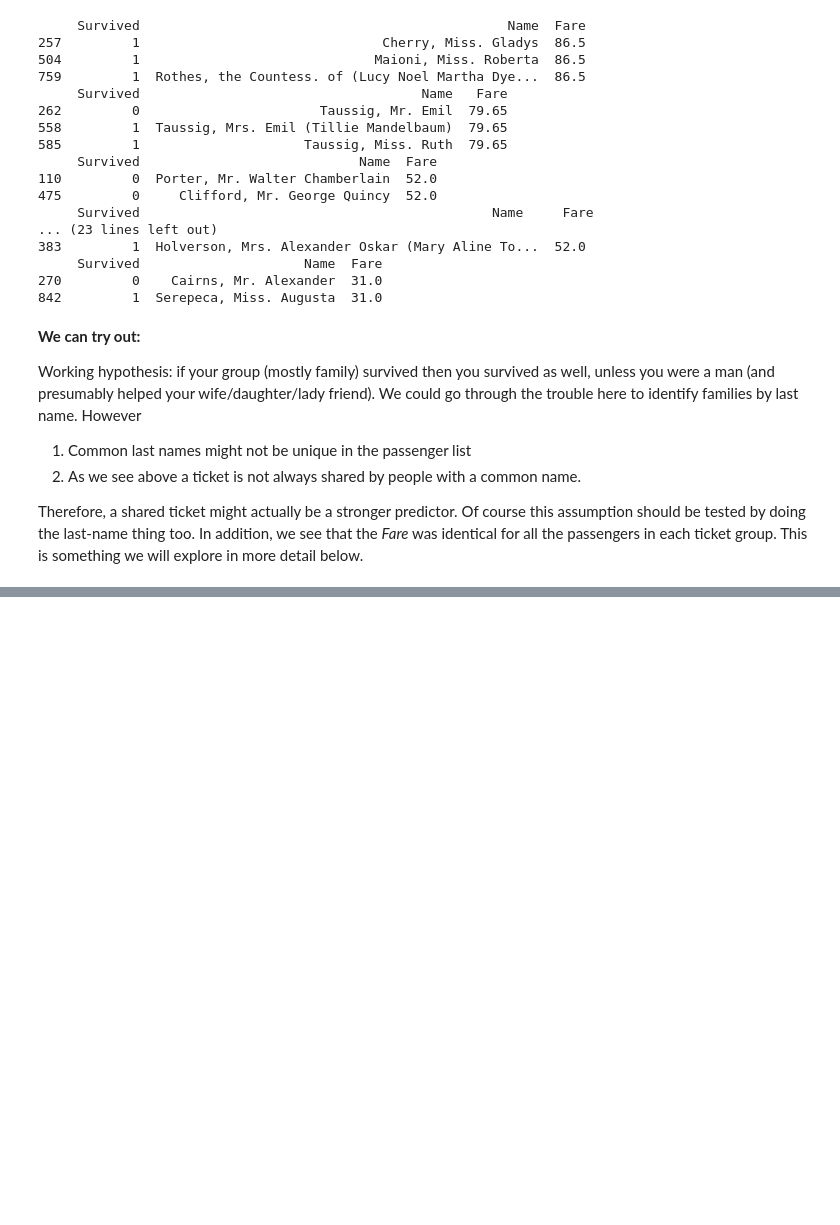
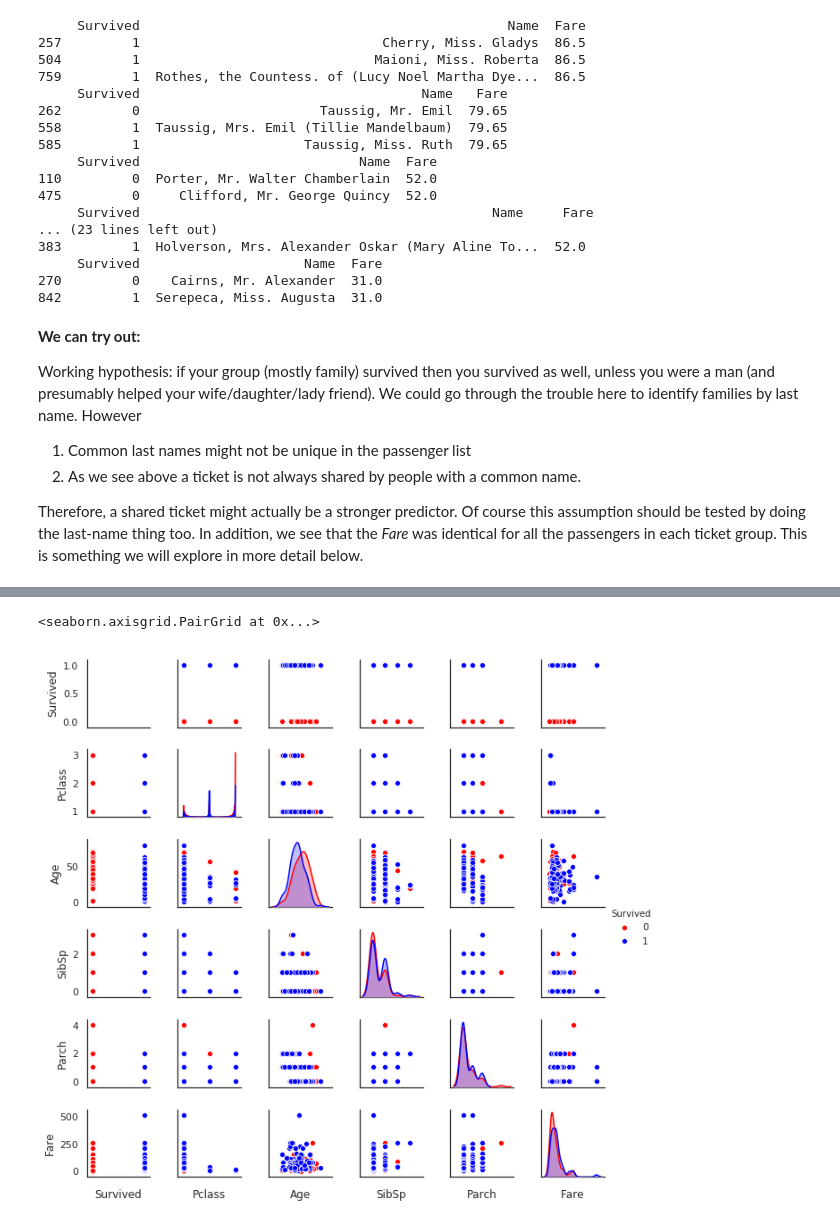
Before and after one commit to nevret-jklee/Kaggle_2019-3rd-ml-month-with-kakr, a Jupyter notebook: 필사적으로 필사하기/Titanic/Pytanic - copy.ipynb, the cells around one changed output, grey strips where cells are left out. Drawn from its saved outputs; the diff is of its cells as text; code cells hidden in the pictures; blank space fills up the shorter version.

```diff
--- a/필사적으로 필사하기/Titanic/Pytanic - copy.ipynb
+++ b/필사적으로 필사하기/Titanic/Pytanic - copy.ipynb
@@ -333,0 +408,8 @@ Therefore, a shared ticket might actually be a stronger predictor. Of course thi
+# %%
+cols = ['Survived', 'Pclass', 'Age', 'SibSp', 'Parch', 'Fare']
+g = sns.pairplot(data=train.dropna(), vars=cols, size=1.5,
+                 hue='Survived', palette=[nosurv_col, surv_col])
+g.set(xticklabels=[])
+# %% [output]
+<seaborn.axisgrid.PairGrid at 0x...>
+[figure, added]
```
Also changed, not shown: parts of 48 cells of this notebook.
